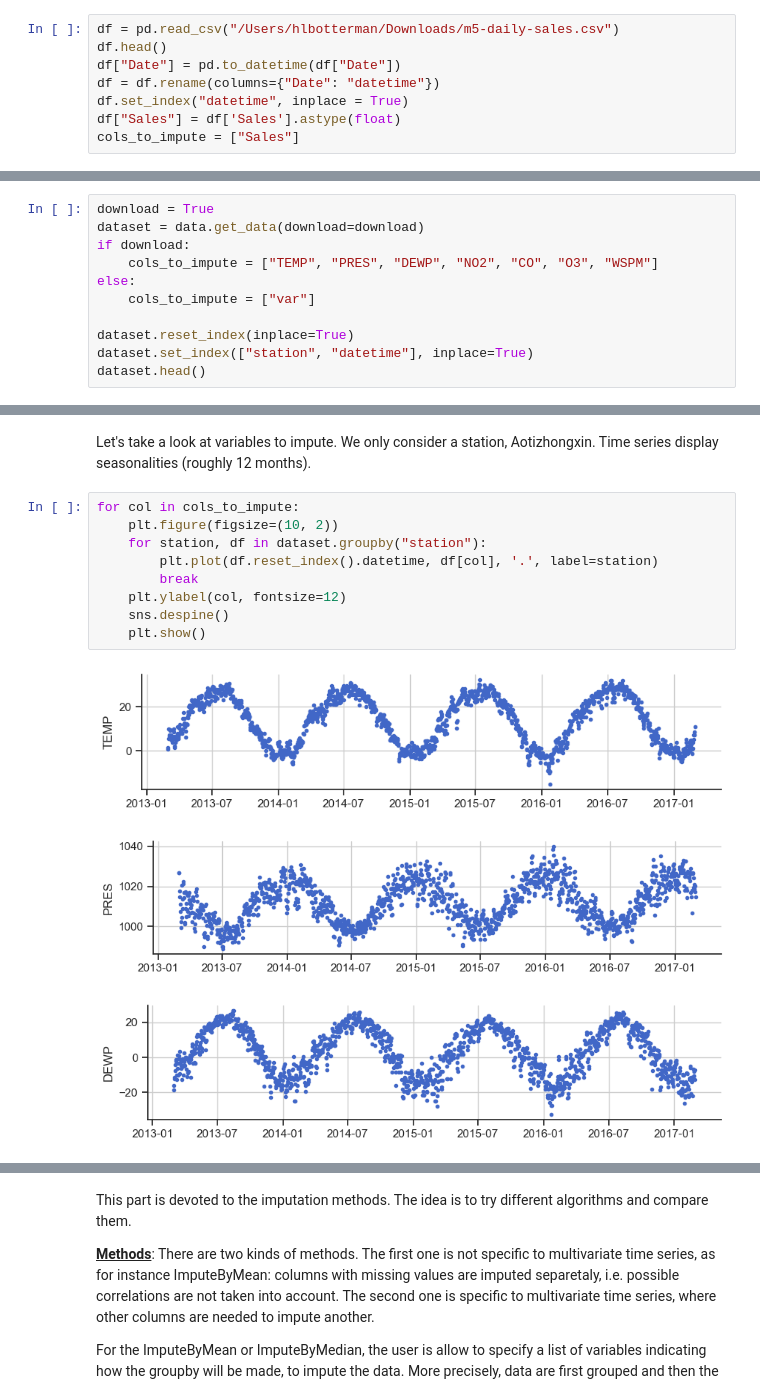
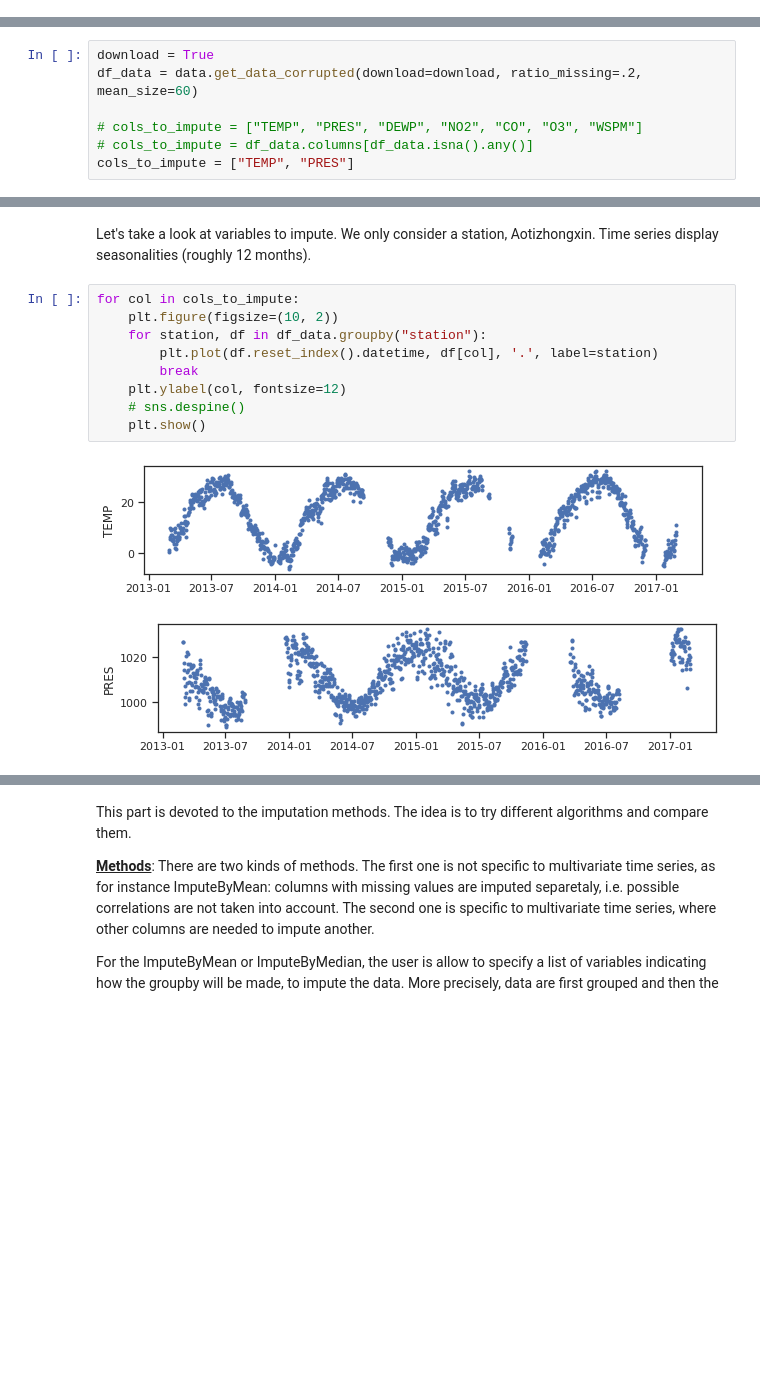
Before and after one commit to scikit-learn-contrib/qolmat, a Jupyter notebook: qolmat/notebooks/benchmark.ipynb, the cells around one changed output, grey strips where cells are left out. Saved outputs shown, nothing was run; the diff lists cells and outputs as text; blank space fills up the shorter version.

```diff
--- a/qolmat/notebooks/benchmark.ipynb
+++ b/qolmat/notebooks/benchmark.ipynb
@@ -81,11 +41,3 @@ def display_image(path_to_image):
 # %% [markdown]
 The data used in this example is the Beijing Multi-Site Air-Quality Data Set. It consists in hourly air pollutants data from 12 chinese nationally-controlled air-quality monitoring sites and is available at https://archive.ics.uci.edu/ml/machine-learning-databases/00501/.
 This dataset only contains numerical vairables.
-# %%
-df = pd.read_csv("/Users/hlbotterman/Downloads/m5-daily-sales.csv")
-df.head()
-df["Date"] = pd.to_datetime(df["Date"])
-df = df.rename(columns={"Date": "datetime"})
-df.set_index("datetime", inplace = True)
-df["Sales"] = df['Sales'].astype(float)
-cols_to_impute = ["Sales"]
@@ -92,11 +52,7 @@ cols_to_impute = ["Sales"]
 # %%
 download = True
-dataset = data.get_data(download=download)
-if download:
-    cols_to_impute = ["TEMP", "PRES", "DEWP", "NO2", "CO", "O3", "WSPM"]
-else:
-    cols_to_impute = ["var"]
+df_data = data.get_data_corrupted(download=download, ratio_missing=.2, mean_size=60)
 
-dataset.reset_index(inplace=True)
-dataset.set_index(["station", "datetime"], inplace=True)
-dataset.head()
+# cols_to_impute = ["TEMP", "PRES", "DEWP", "NO2", "CO", "O3", "WSPM"]
+# cols_to_impute = df_data.columns[df_data.isna().any()]
+cols_to_impute = ["TEMP", "PRES"]
@@ -114,13 +62,12 @@ Time series display seasonalities (roughly 12 months).
 # %%
 for col in cols_to_impute:
     plt.figure(figsize=(10, 2))
-    for station, df in dataset.groupby("station"):
+    for station, df in df_data.groupby("station"):
         plt.plot(df.reset_index().datetime, df[col], '.', label=station)
         break
     plt.ylabel(col, fontsize=12)
-    sns.despine()
+    # sns.despine()
     plt.show()
 # %% [output]
-[figure, old version]
+[figure, new version]
-[figure, old version]
+[figure, new version]
-[figure, removed]
```
Also changed, not shown: parts of 26 cells of this notebook, 10 other files.
